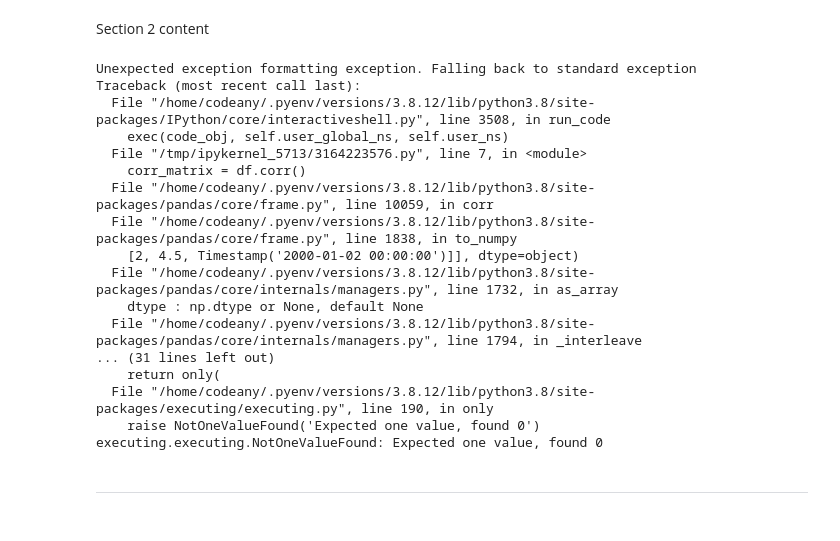
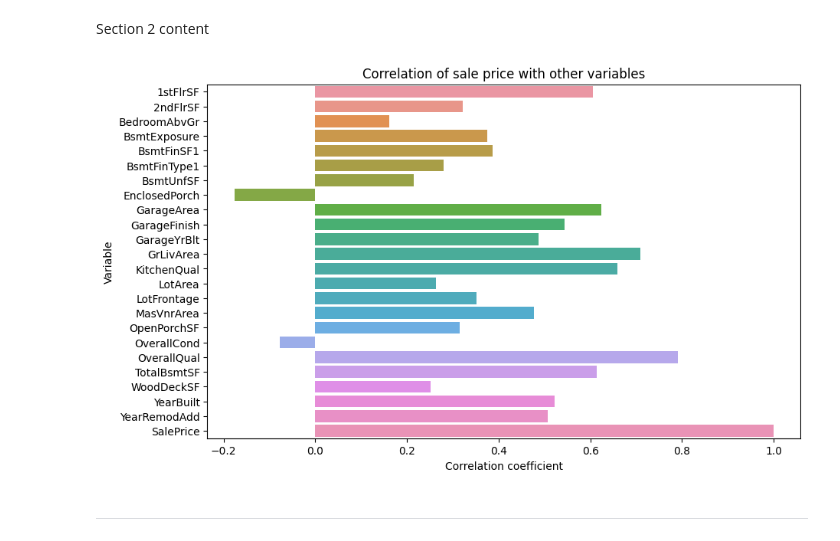
Before and after one commit to Jacob-Yearoo/milestone-project-heritage-housing-issues, a Jupyter notebook: jupyter_notebooks/2 - House Price Correlation.ipynb, the cells around one changed output. Cells and saved outputs as stored; diff of their text form; code cells hidden in the pictures.

Commit message:
Began the visualising of correlation to house sale price

```diff
--- a/jupyter_notebooks/2 - House Price Correlation.ipynb
+++ b/jupyter_notebooks/2 - House Price Correlation.ipynb
@@ -117,41 +120,21 @@ df_report.to_notebook_iframe()
 # Section 2
 # %% [markdown]
 Section 2 content
-# %%
-import seaborn as sns
-import matplotlib.pyplot as plt
-
-# df = sns.load_dataset(df)
-
-# create the correlation matrix
-corr_matrix = df.corr()
-
-# create the heatmap
-sns.heatmap(corr_matrix, cmap="coolwarm")
-
-# add title
-plt.title("Correlation Matrix")
-
-# show the plot
-plt.show()
-# %% [output]
-Unexpected exception formatting exception. Falling back to standard exception
-Traceback (most recent call last):
-  File "/home/codeany/.pyenv/versions/3.8.12/lib/python3.8/site-packages/IPython/core/interactiveshell.py", line 3508, in run_code
-    exec(code_obj, self.user_global_ns, self.user_ns)
-  File "/tmp/ipykernel_5713/3164223576.py", line 7, in <module>
-    corr_matrix = df.corr()
-  File "/home/codeany/.pyenv/versions/3.8.12/lib/python3.8/site-packages/pandas/core/frame.py", line 10059, in corr
-  File "/home/codeany/.pyenv/versions/3.8.12/lib/python3.8/site-packages/pandas/core/frame.py", line 1838, in to_numpy
-    [2, 4.5, Timestamp('2000-01-02 00:00:00')]], dtype=object)
-  File "/home/codeany/.pyenv/versions/3.8.12/lib/python3.8/site-packages/pandas/core/internals/managers.py", line 1732, in as_array
-    dtype : np.dtype or None, default None
-  File "/home/codeany/.pyenv/versions/3.8.12/lib/python3.8/site-packages/pandas/core/internals/managers.py", line 1794, in _interleave
-... (31 lines left out)
-    return only(
-  File "/home/codeany/.pyenv/versions/3.8.12/lib/python3.8/site-packages/executing/executing.py", line 190, in only
-    raise NotOneValueFound('Expected one value, found 0')
-executing.executing.NotOneValueFound: Expected one value, found 0
+# %%
+import seaborn as sns
+import matplotlib.pyplot as plt
+import numpy as np
+
+corr = df.corr(method='pearson').head(5)
+target_corr = corr_matrix.loc['SalePrice']
+plt.figure(figsize=(10, 6))
+sns.barplot(x=target_corr.values, y=target_corr.index)
+plt.xlabel('Correlation coefficient')
+plt.ylabel('Variable')
+plt.title('Correlation of sale price with other variables')
+plt.show()
+# %% [output]
+[figure, added]
 # %% [markdown]
 ---
 # %% [markdown]
```
Also changed, not shown: parts of 2 cells of this notebook.
